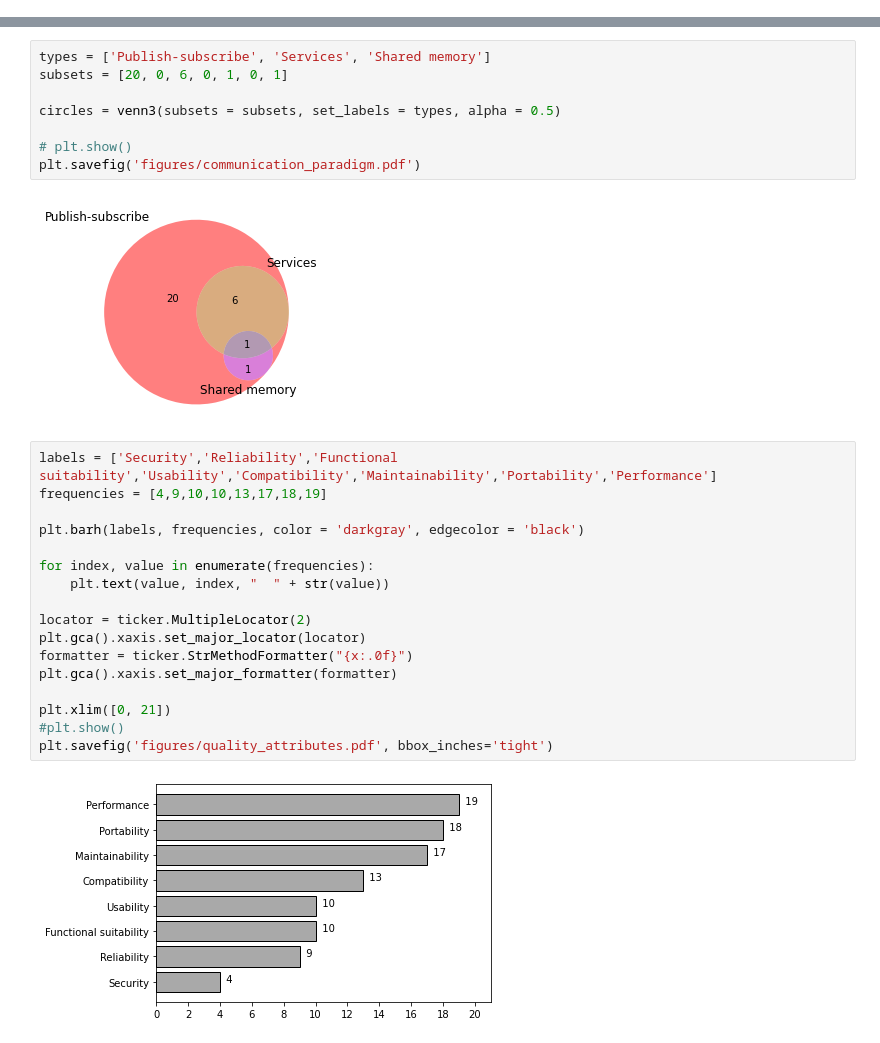
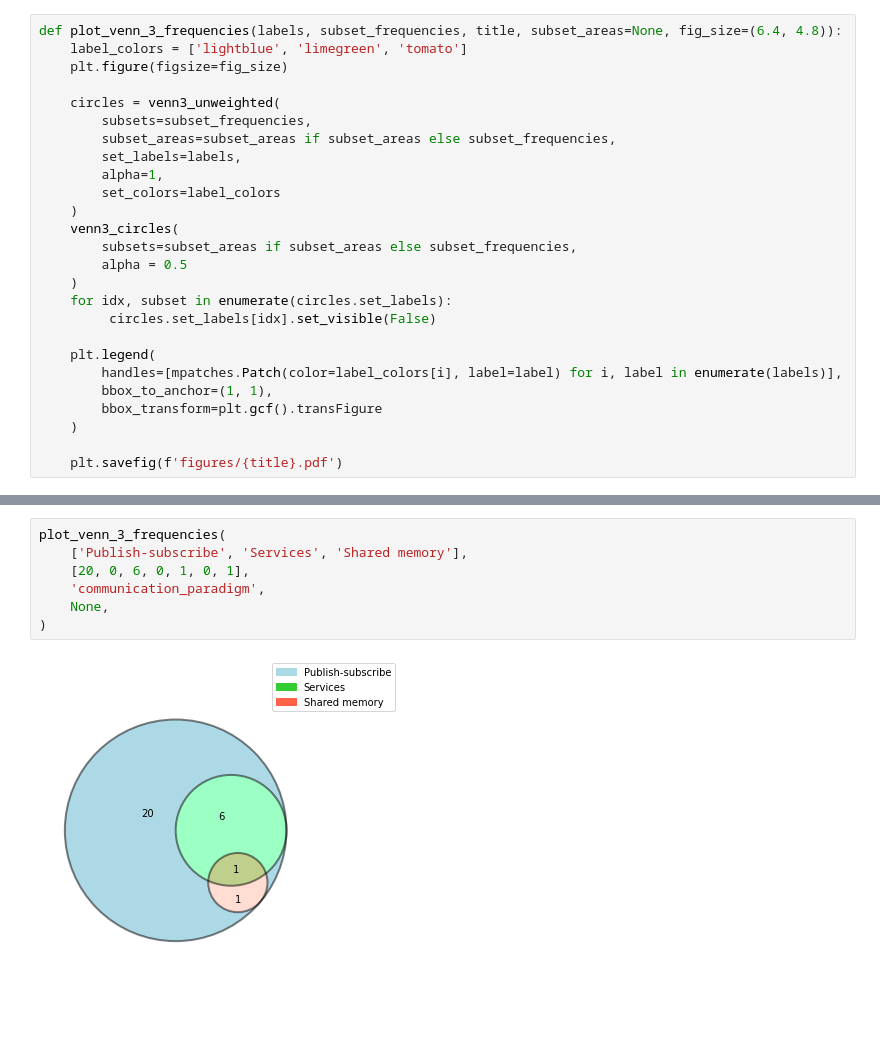
Before and after one commit to engelhamer/SLR-2021, a Jupyter notebook: figures.ipynb, the cells around one changed output, grey strips where cells are left out. Saved outputs shown, nothing was run; the diff lists cells and outputs as text; blank space fills up the shorter version.

Commit message:
Updated figure notebook for new Venn diagrams and reusable bar plots

```diff
--- a/figures.ipynb
+++ b/figures.ipynb
@@ -93,0 +24,26 @@ plt.savefig('figures/ecosystem_level.pdf', bbox_inches='tight')
+# %%
+def plot_venn_3_frequencies(labels, subset_frequencies, title, subset_areas=None, fig_size=(6.4, 4.8)):
+    label_colors = ['lightblue', 'limegreen', 'tomato']
+    plt.figure(figsize=fig_size)
+
+    circles = venn3_unweighted(
+        subsets=subset_frequencies,
+        subset_areas=subset_areas if subset_areas else subset_frequencies,
+        set_labels=labels,
+        alpha=1,
+        set_colors=label_colors
+    )
+    venn3_circles(
+        subsets=subset_areas if subset_areas else subset_frequencies,
+        alpha = 0.5
+    )
+    for idx, subset in enumerate(circles.set_labels):
+         circles.set_labels[idx].set_visible(False)
+
+    plt.legend(
+        handles=[mpatches.Patch(color=label_colors[i], label=label) for i, label in enumerate(labels)],
+        bbox_to_anchor=(1, 1),
+        bbox_transform=plt.gcf().transFigure
+    )
+
+    plt.savefig(f'figures/{title}.pdf')
@@ -94,29 +59,9 @@ plt.savefig('figures/ecosystem_level.pdf', bbox_inches='tight')
 # %%
-types = ['Publish-subscribe', 'Services', 'Shared memory']
-subsets = [20, 0, 6, 0, 1, 0, 1]
-
-circles = venn3(subsets = subsets, set_labels = types, alpha = 0.5)
-
-# plt.show()
-plt.savefig('figures/communication_paradigm.pdf')
+plot_venn_3_frequencies(
+    ['Publish-subscribe', 'Services', 'Shared memory'],
+    [20, 0, 6, 0, 1, 0, 1],
+    'communication_paradigm',
+    None,
+)
 # %% [output]
-[figure, old version]
+[figure, new version]
-# %%
-labels = ['Security','Reliability','Functional suitability','Usability','Compatibility','Maintainability','Portability','Performance']
-frequencies = [4,9,10,10,13,17,18,19]
-
-plt.barh(labels, frequencies, color = 'darkgray', edgecolor = 'black')
-
-for index, value in enumerate(frequencies):
-    plt.text(value, index, "  " + str(value))
-
-locator = ticker.MultipleLocator(2)
-plt.gca().xaxis.set_major_locator(locator)
-formatter = ticker.StrMethodFormatter("{x:.0f}")
-plt.gca().xaxis.set_major_formatter(formatter)
-
-plt.xlim([0, 21])
-#plt.show()
-plt.savefig('figures/quality_attributes.pdf', bbox_inches='tight')
-# %% [output]
-[figure, removed]
```
Also changed, not shown: parts of 12 cells of this notebook, 6 other files.
